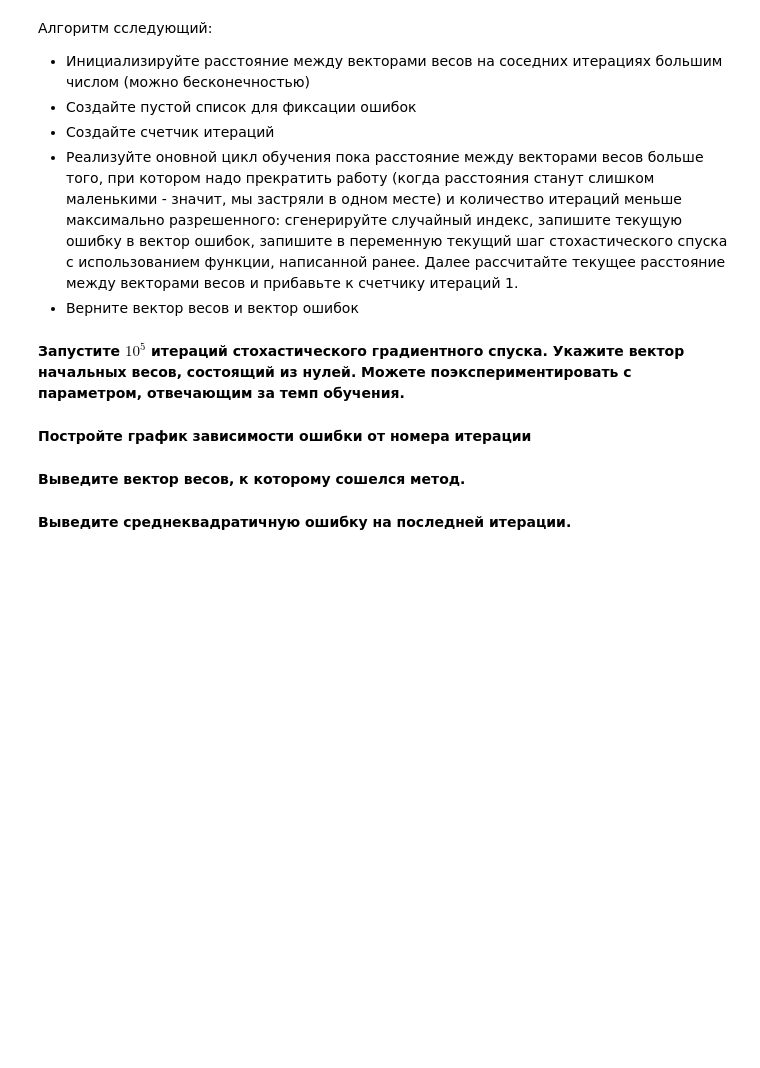
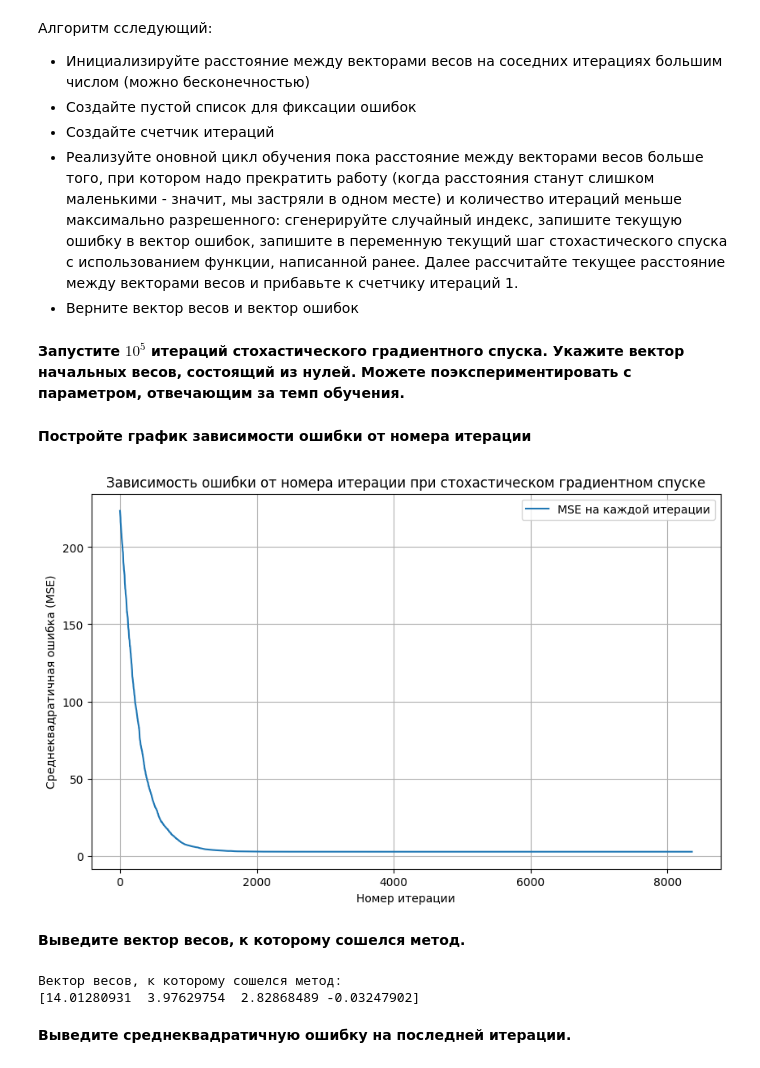
Before and after one commit to Katrin-Pochtar/Masters, a Jupyter notebook: Semester_1/DS_Math/HW2.ipynb, the cells around one changed output. Drawn from its saved outputs; the diff is of its cells as text; code cells hidden in the pictures; blank space fills up the shorter version.

```diff
--- a/Semester_1/DS_Math/HW2.ipynb
+++ b/Semester_1/DS_Math/HW2.ipynb
@@ -75,3 +175,6 @@ X = np.hstack([np.ones(X.shape[0]).reshape(-1, 1), X])
+# %%
+def lin_pred(X, w):
+    return np.dot(X, w)
 # %% [markdown]
 **Создайте функцию *stoch_grad_step* для реализации шага стохастического градиентного спуска. (1.5 балла)
 Функция должна принимать на вход следующие аргументы:**
@@ -117,4 +228,36 @@ $$\Large w_j \leftarrow w_j - \frac{2\eta}{\ell} \sum_{i=1}^\ell{{x_{ij}((w_0 +
+# %%
+def stochastic_gradient_descent(X, y, w_init, eta, max_iter, tol):
+
+    w = w_init
+    errors = []
+    n_samples = X.shape[0]
+    distance = float('inf')
+    iteration = 0
+
+    while distance > tol and iteration < max_iter:
+        # Случайный индекс для выбора обучающего примера
+        train_ind = np.random.randint(0, n_samples)
+        # Выполняем один шаг стохастического градиентного спуска
+        w_new = stoch_grad_step(X, y, w, train_ind, eta)
+        # Рассчитываем ошибку
+        y_pred = lin_pred(X, w_new)
+        error = mse_error(y, y_pred)
+        errors.append(error)
+        # Рассчитываем евклидово расстояние между новым и старым вектором весов
+        distance = np.linalg.norm(w_new - w)
+        # Обновляем веса и увеличиваем итерацию
+        w = w_new
+        iteration += 1
+
+    return w, errors
 # %% [markdown]
  **Запустите $10^5$ итераций стохастического градиентного спуска. Укажите вектор начальных весов, состоящий из нулей. Можете поэкспериментировать с параметром, отвечающим за темп обучения.**
+# %%
+w_init = np.zeros(X.shape[1])
+eta = 0.001
+max_iter = 10 ** 5
+tol = 0.000001
+
+w_final, errors = stochastic_gradient_descent(X, y, w_init, eta, max_iter, tol)
 # %% [markdown]
 **Постройте график зависимости ошибки от номера итерации**
@@ -123,2 +264,13 @@ $$\Large w_j \leftarrow w_j - \frac{2\eta}{\ell} \sum_{i=1}^\ell{{x_{ij}((w_0 +
+# %%
+plt.figure(figsize=(10, 6))
+plt.plot(range(len(errors)), errors, label='MSE на каждой итерации')
+plt.xlabel('Номер итерации')
+plt.ylabel('Среднеквадратичная ошибка (MSE)')
+plt.title('Зависимость ошибки от номера итерации при стохастическом градиентном спуске')
+plt.legend()
+plt.grid(True)
+plt.show()
+# %% [output]
+[figure, added]
 # %% [markdown]
 **Выведите вектор весов, к которому сошелся метод.**
@@ -127,2 +277,8 @@ $$\Large w_j \leftarrow w_j - \frac{2\eta}{\ell} \sum_{i=1}^\ell{{x_{ij}((w_0 +
+# %%
+print("Вектор весов, к которому сошелся метод:")
+print(w_final)
+# %% [output]
+Вектор весов, к которому сошелся метод:
+[14.01280931  3.97629754  2.82868489 -0.03247902]
 # %% [markdown]
 **Выведите среднеквадратичную ошибку на последней итерации.**
```
Also changed, not shown: parts of 32 cells of this notebook.
